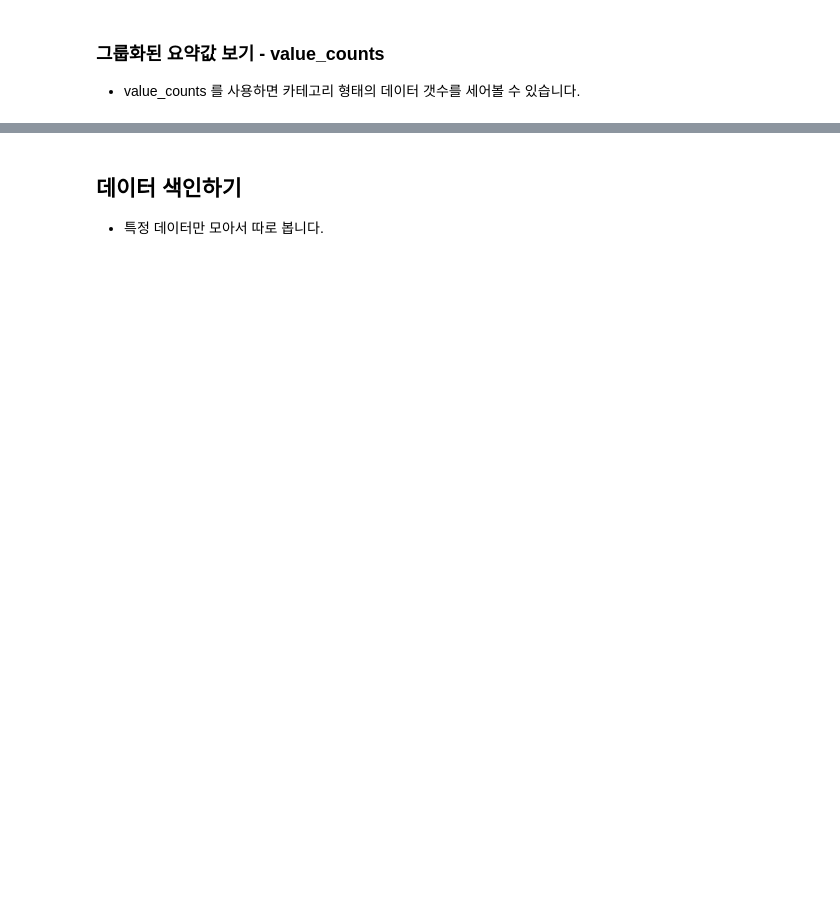
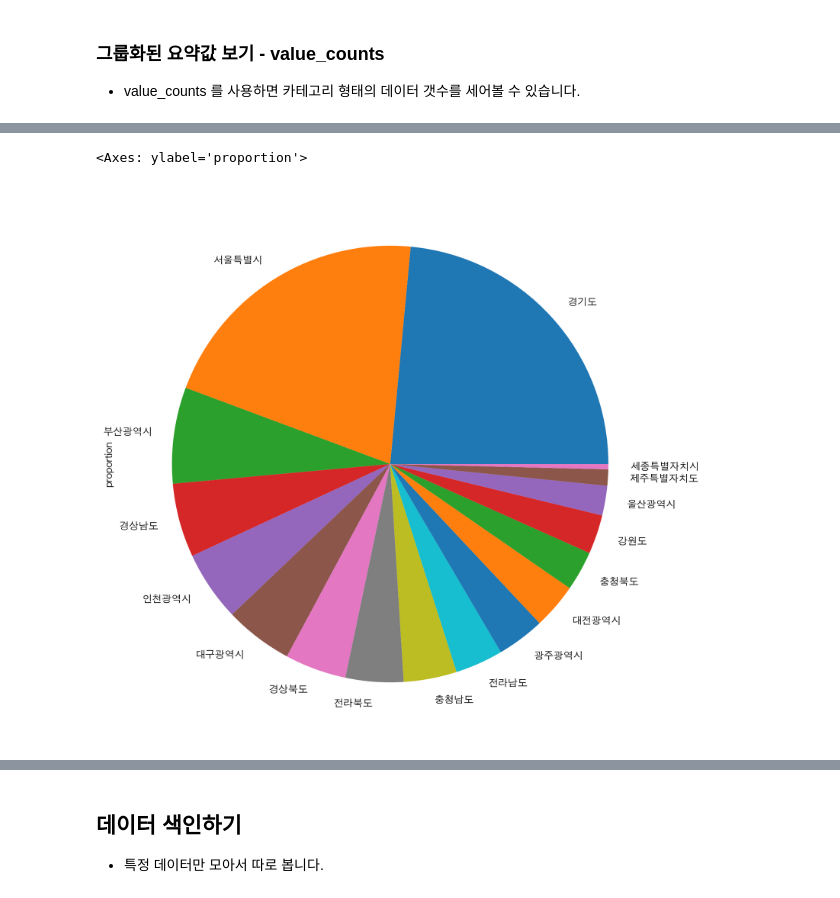
Before and after one commit to Lee-Do-Hyeong/git-DataSc1, a Jupyter notebook: 3.ipynb, the cells around one changed output, grey strips where cells are left out. Drawn from its saved outputs; the diff is of its cells as text; code cells hidden in the pictures; blank space fills up the shorter version.

```diff
--- a/3.ipynb
+++ b/3.ipynb
@@ -324,0 +469,6 @@ describe 를 사용하면 데이터를 요약해 볼 수 있습니다.
+# %%
+# 판다스의 plot.pie()를 사용해서 파이그래프를 그려봅니다.
+city_normalize.plot.pie(figsize = (10,10))
+# %% [output]
+<Axes: ylabel='proportion'>
+[figure, added]
```
Also changed, not shown: parts of 41 cells of this notebook, 1 other file.
